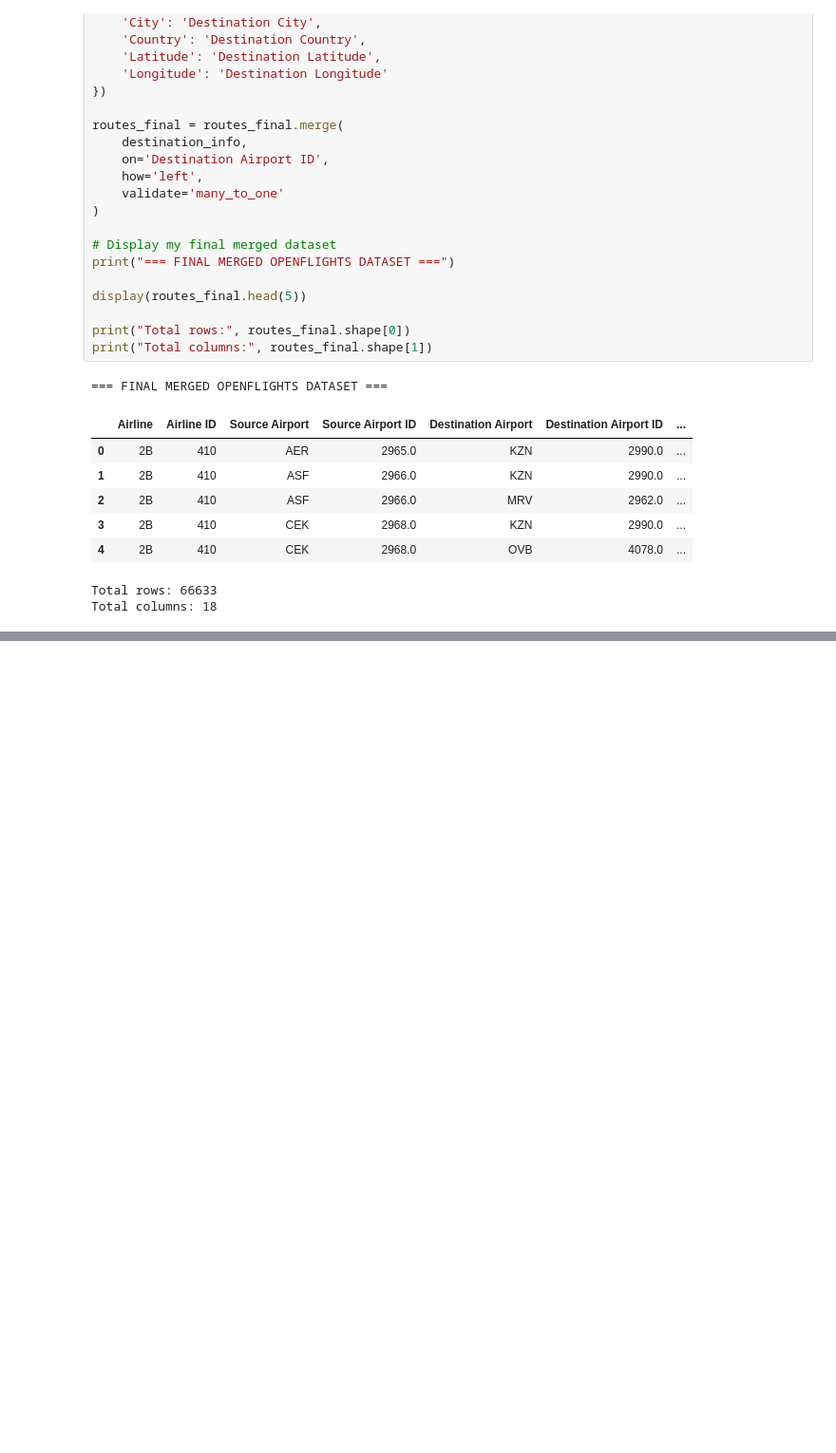
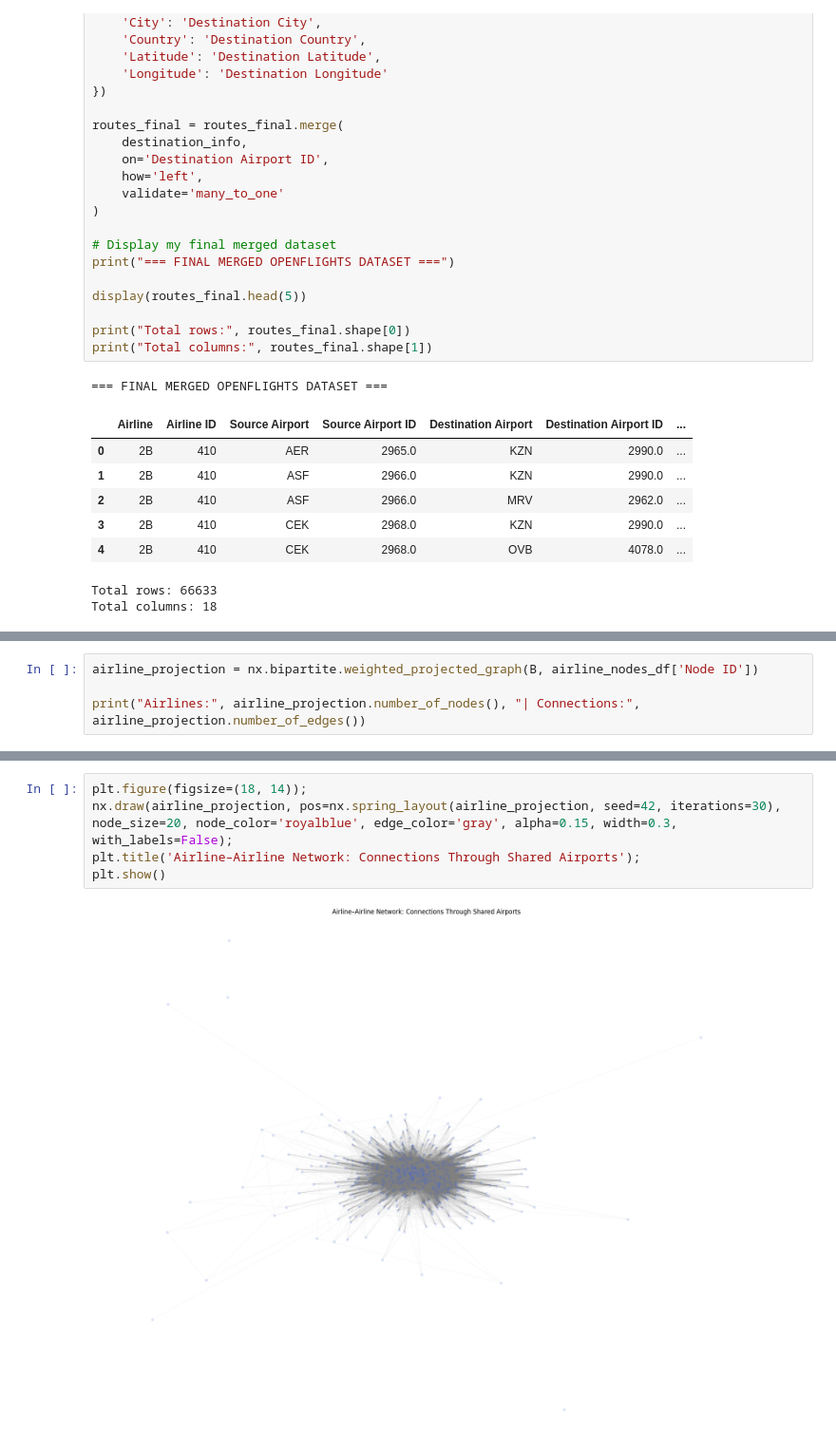
Before and after one commit to uzmabb182/Data_620_Web_Analytics, a Jupyter notebook: Week 6/Week_6_Project_2.ipynb, the cells around one changed output, grey strips where cells are left out. Shown at 95% size. Cells and saved outputs as stored; diff of their text form; blank space fills up the shorter version.

Commit message:
File Updated by adding Projection

```diff
--- a/Week 6/Week_6_Project_2.ipynb
+++ b/Week 6/Week_6_Project_2.ipynb
@@ -4558,0 +2219,4 @@ Centrality analysis further reveals that Island 1 has different leading airlines
+# %%
+airline_projection = nx.bipartite.weighted_projected_graph(B, airline_nodes_df['Node ID'])
+
+print("Airlines:", airline_projection.number_of_nodes(), "| Connections:", airline_projection.number_of_edges())
@@ -4558,0 +2250,7 @@ Centrality analysis further reveals that Island 1 has different leading airlines
+# %%
+plt.figure(figsize=(18, 14));
+nx.draw(airline_projection, pos=nx.spring_layout(airline_projection, seed=42, iterations=30), node_size=20, node_color='royalblue', edge_color='gray', alpha=0.15, width=0.3, with_labels=False);
+plt.title('Airline–Airline Network: Connections Through Shared Airports');
+plt.show()
+# %% [output]
+[figure, added]
```
Also changed, not shown: parts of 133 cells of this notebook.
